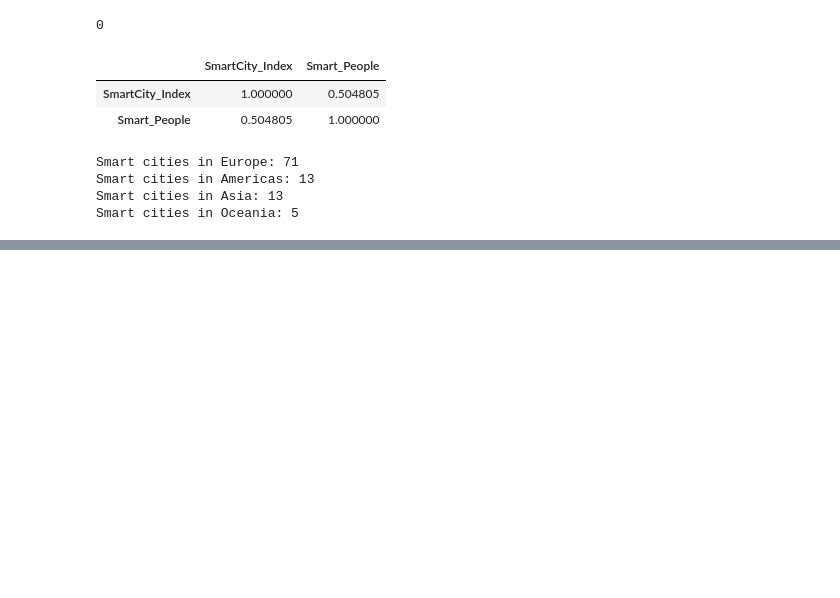
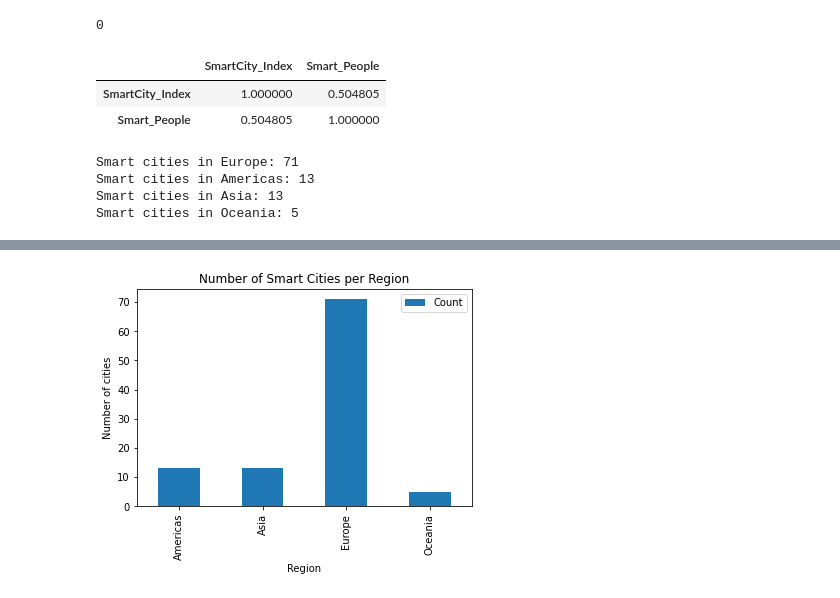
Before and after one commit to michaelmamuric/smart-cities, a Jupyter notebook: Smart Cities.ipynb, the cells around one changed output, grey strips where cells are left out. Cells and saved outputs as stored; diff of their text form; code cells hidden in the pictures; blank space fills up the shorter version.

Commit message:
Visualize Region data using matplotlib

```diff
--- a/Smart Cities.ipynb
+++ b/Smart Cities.ipynb
@@ -155,7 +157,17 @@ Smart cities in Oceania: 5
 # %%
 # Q3: Which continent has the most smart cities?
 
-# Another way
+# list that will contain count per region
+region_count=[]
+
+# Use group by to loop thru regions
 for region, countries in df.groupby('Region'):
-    print('Smart cities in {0}: {1}'.format(region, len(countries)))
+    # append to list
+    region_count.append([region, len(countries)])
+
+# Make a dataframe using list above
+df_by_region=pd.DataFrame(columns=['Region', 'Count'], data=region_count)
+
+# Verify results
+df_by_region
 # %% [output]
@@ -165,0 +179,6 @@ Smart cities in Oceania: 5
+# %%
+# Make the Region the index
+df_by_region.set_index('Region', inplace=True)
+
+# Verify results
+df_by_region
@@ -165,0 +192,9 @@ Smart cities in Oceania: 5
+# %%
+# Plot a bar chart using matplotlib scripting layer
+df_by_region.plot(kind='bar')
+plt.title('Number of Smart Cities per Region')
+plt.xlabel('Region')
+plt.ylabel('Number of cities')
+plt.show()
+# %% [output]
+[figure, added]
```
Also changed, not shown: parts of 3 cells of this notebook.
